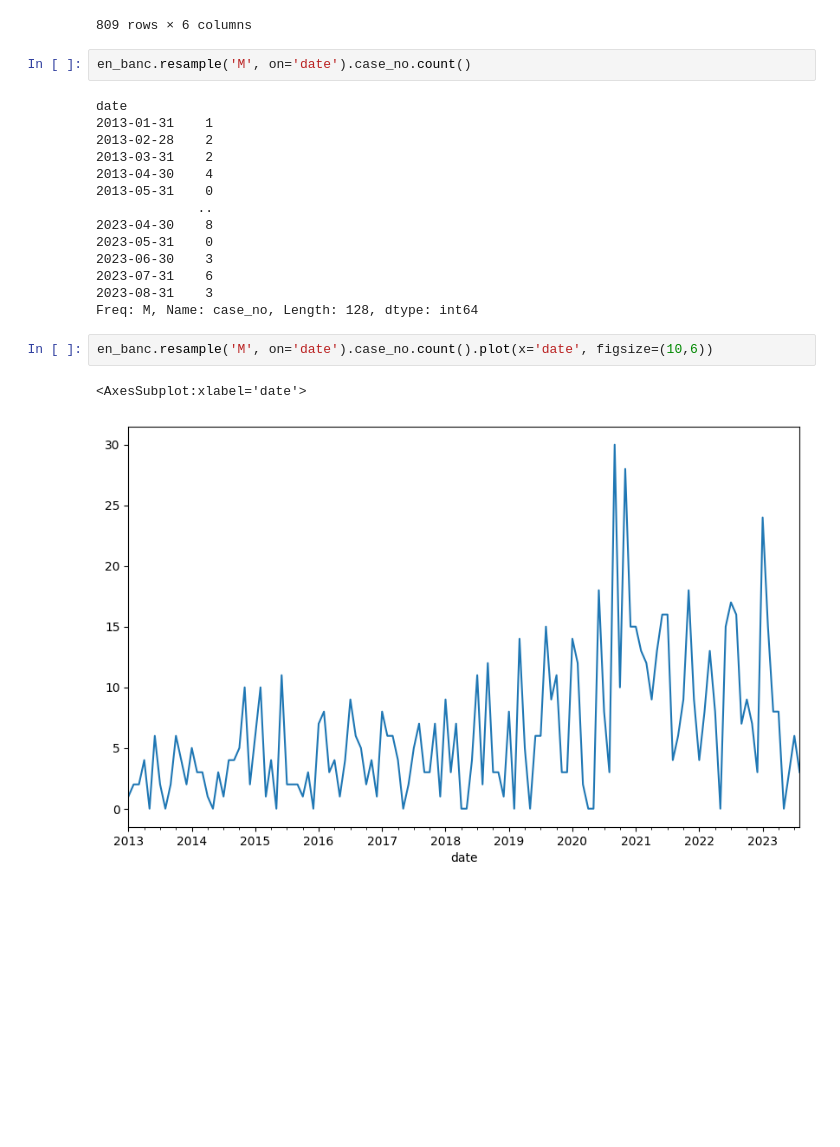
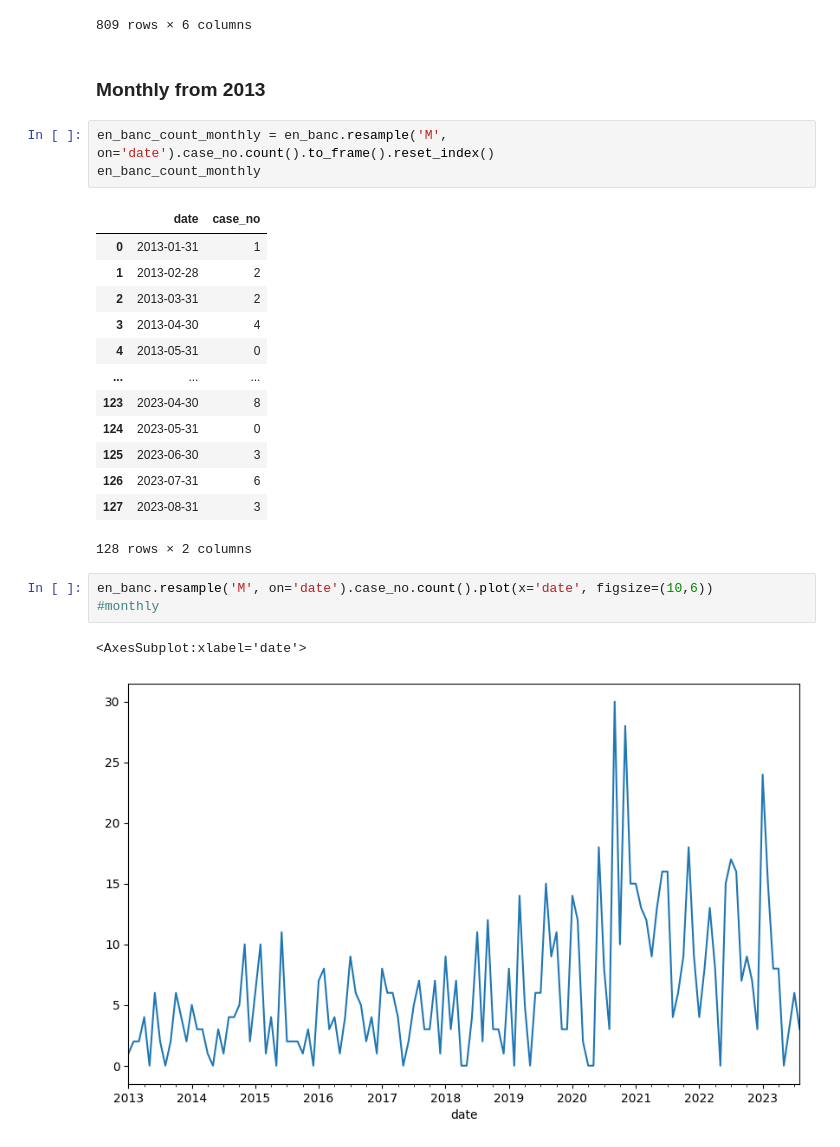
Before and after one commit to pmagtulis/sc-decisions-analysis, a Jupyter notebook: sc-decisions-analysis.ipynb, the cells around one changed output. Drawn from its saved outputs; the diff is of its cells as text; blank space fills up the shorter version.

```diff
--- a/sc-decisions-analysis.ipynb
+++ b/sc-decisions-analysis.ipynb
@@ -643,24 +643,28 @@ en_banc
 | 807 | G.R. No. 264029 | JOENAR VARGAS AGRAVANTE, PETITION... | 2023-08-08 | https://elibrary.judiciary.gov.ph... | EN BANC | Alexander Gesmundo |
 | 808 | A.C. No. 8471 | JUDGE RAY ALAN T. DRILON AND ATTY... | 2023-08-22 | https://elibrary.judiciary.gov.ph... | EN BANC | PER CURIAM |
 809 rows × 6 columns
+# %% [markdown]
+### Monthly from 2013
 # %%
-en_banc.resample('M', on='date').case_no.count()
+en_banc_count_monthly = en_banc.resample('M', on='date').case_no.count().to_frame().reset_index()
+en_banc_count_monthly
 # %% [output]
+|  | date | case_no |
+| 0 | 2013-01-31 | 1 |
+| 1 | 2013-02-28 | 2 |
+| 2 | 2013-03-31 | 2 |
+| 3 | 2013-04-30 | 4 |
+| 4 | 2013-05-31 | 0 |
+| ... | ... | ... |
+| 123 | 2023-04-30 | 8 |
+| 124 | 2023-05-31 | 0 |
+| 125 | 2023-06-30 | 3 |
+| 126 | 2023-07-31 | 6 |
+| 127 | 2023-08-31 | 3 |
-date
-2013-01-31    1
-2013-02-28    2
-2013-03-31    2
-2013-04-30    4
-2013-05-31    0
-             ..
-2023-04-30    8
-2023-05-31    0
-2023-06-30    3
-2023-07-31    6
-2023-08-31    3
-Freq: M, Name: case_no, Length: 128, dtype: int64
+128 rows × 2 columns
 # %%
 en_banc.resample('M', on='date').case_no.count().plot(x='date', figsize=(10,6))
+#monthly
 # %% [output]
 <AxesSubplot:xlabel='date'>
 [figure]
```
Also changed, not shown: parts of 8 cells of this notebook.
